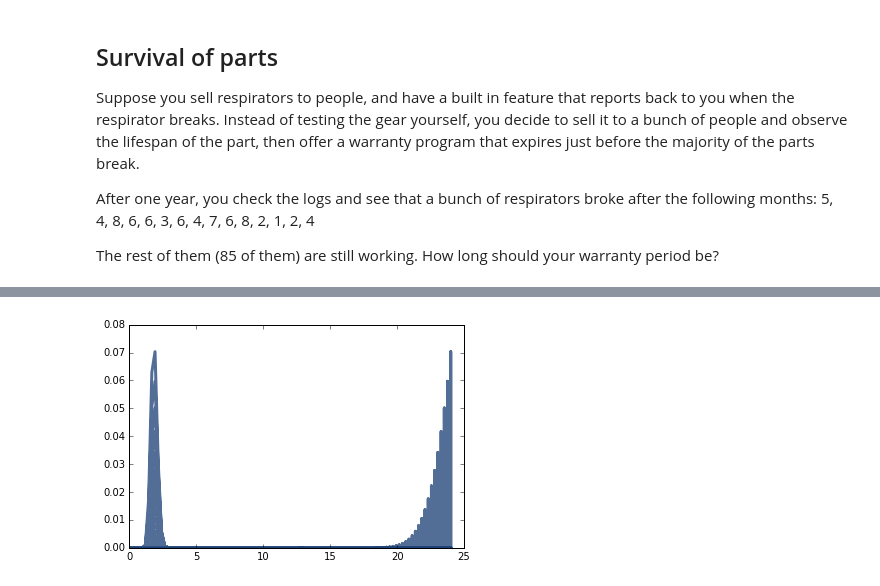
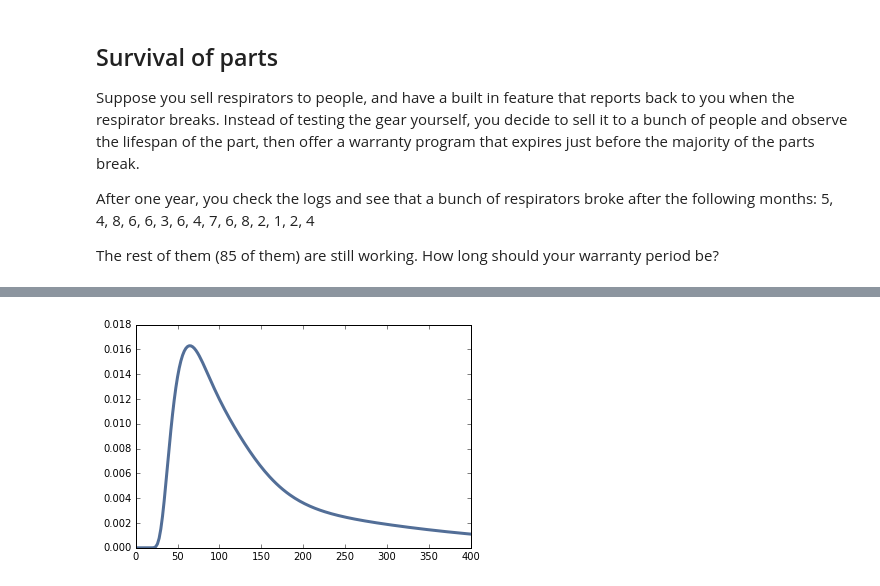
Before and after one commit to Daniel6/ThinkBayes2, a Jupyter notebook: code/report04.ipynb, the cells around one changed output, grey strips where cells are left out. Cells and saved outputs as stored; diff of their text form; code cells hidden in the pictures.

```diff
--- a/code/report04.ipynb
+++ b/code/report04.ipynb
@@ -240,4 +240,5 @@ pmf_k.Mean()
-# %%
-thinkplot.plot(respirators)
-# %% [output]
-[figure, removed]
+# %%
+pmf_lam = respirators.Marginal(0)
+thinkplot.Pdf(pmf_lam)
+# %% [output]
+[figure, added]
```
Also changed, not shown: parts of 1 cell of this notebook.
